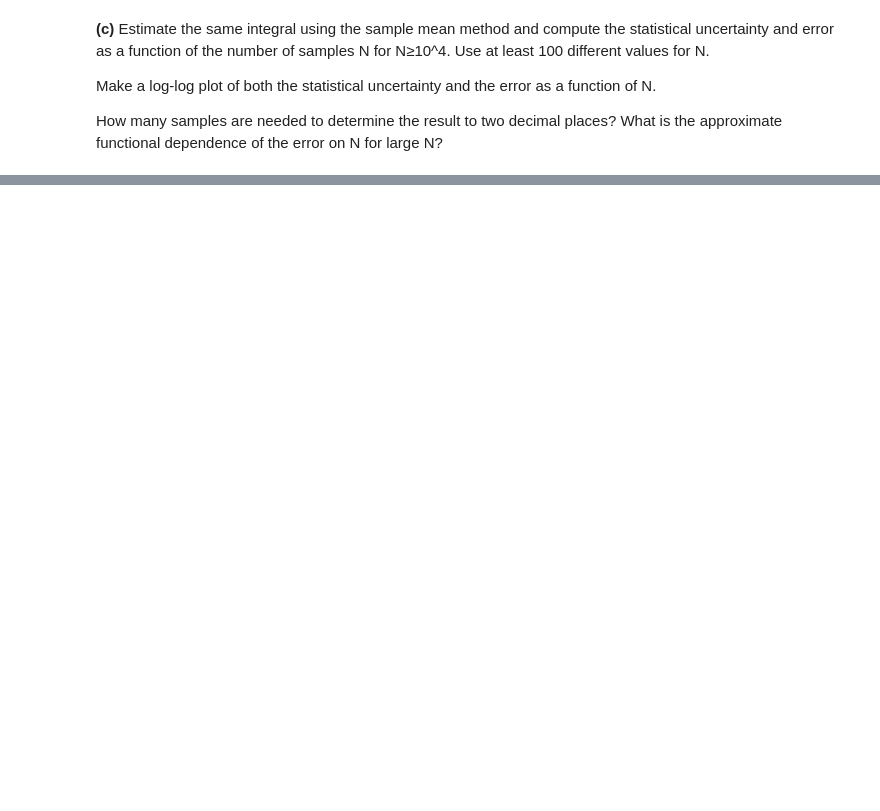
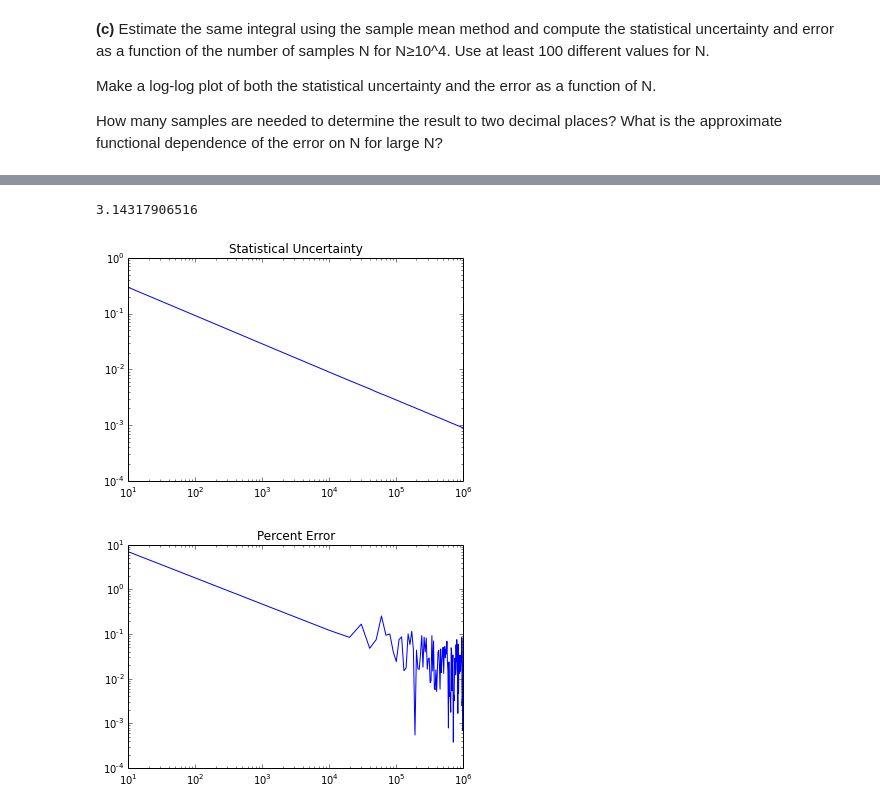
Before and after one commit to slewis06/PHYS202-S14, a Jupyter notebook: SciPy/MCIntegrationExercises.ipynb, the cells around one changed output, grey strips where cells are left out. Cells and saved outputs as stored; diff of their text form; code cells hidden in the pictures; blank space fills up the shorter version.

```diff
--- a/SciPy/MCIntegrationExercises.ipynb
+++ b/SciPy/MCIntegrationExercises.ipynb
@@ -39,0 +189,53 @@ How many samples are needed to determine the result to two decimal places? What
+# %%
+
+def function(N):
+    f = lambda x: 4*np.sqrt(1-x**2)
+    x = np.arange(0.,1.,0.001)
+    xmin = 0.
+    xmax = 1.
+    Iexact = np.pi
+
+    ##########################################################
+    #Here's the integration part:
+    samples_x = xmin + (xmax-xmin)*np.random.random_sample(N);
+
+    approx = f(samples_x)
+    I = approx.mean()*(xmax-xmin)
+
+    #Numerical uncertainty
+    Iunc = (xmax-xmin)*np.sqrt( ((approx**2).mean()-(approx.mean())**2)/N )
+
+    #Comparison with exact result
+    Ierr = 100*np.abs(Iexact-I)/Iexact
+    ##########################################################
+
+    #find the maximum value of f within the boundary to set ymax
+    return [I, Iunc, Ierr]
+
+i = np.linspace(10.,1e6, 101)
+a = []
+b = []
+c = []
+
+for N in i:
+    p = function(N)
+    a.append(p[0])
+    b.append(p[1])
+    c.append(p[2])
+
+print a[50]
+plt.loglog(i,b)
+plt.title('Statistical Uncertainty')
+plt.xlim(0,1e6)
+plt.show()
+
+plt.figure()
+
+plt.loglog(i,c)
+plt.title('Percent Error')
+plt.xlim(0,1e6)
+plt.show()
+# %% [output]
+3.14317906516
+[figure, added]
+[figure, added]
```
Also changed, not shown: parts of 7 cells of this notebook.
